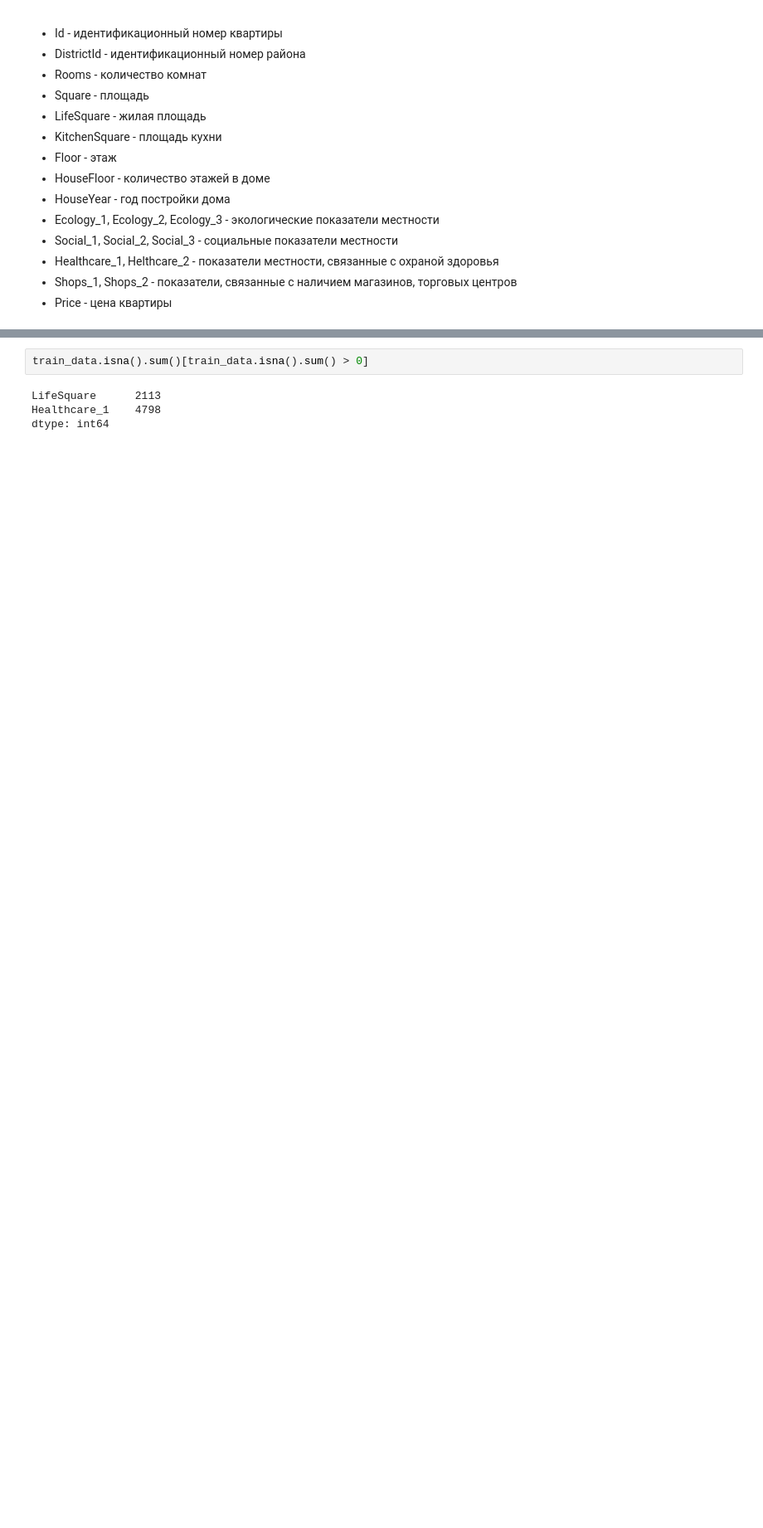
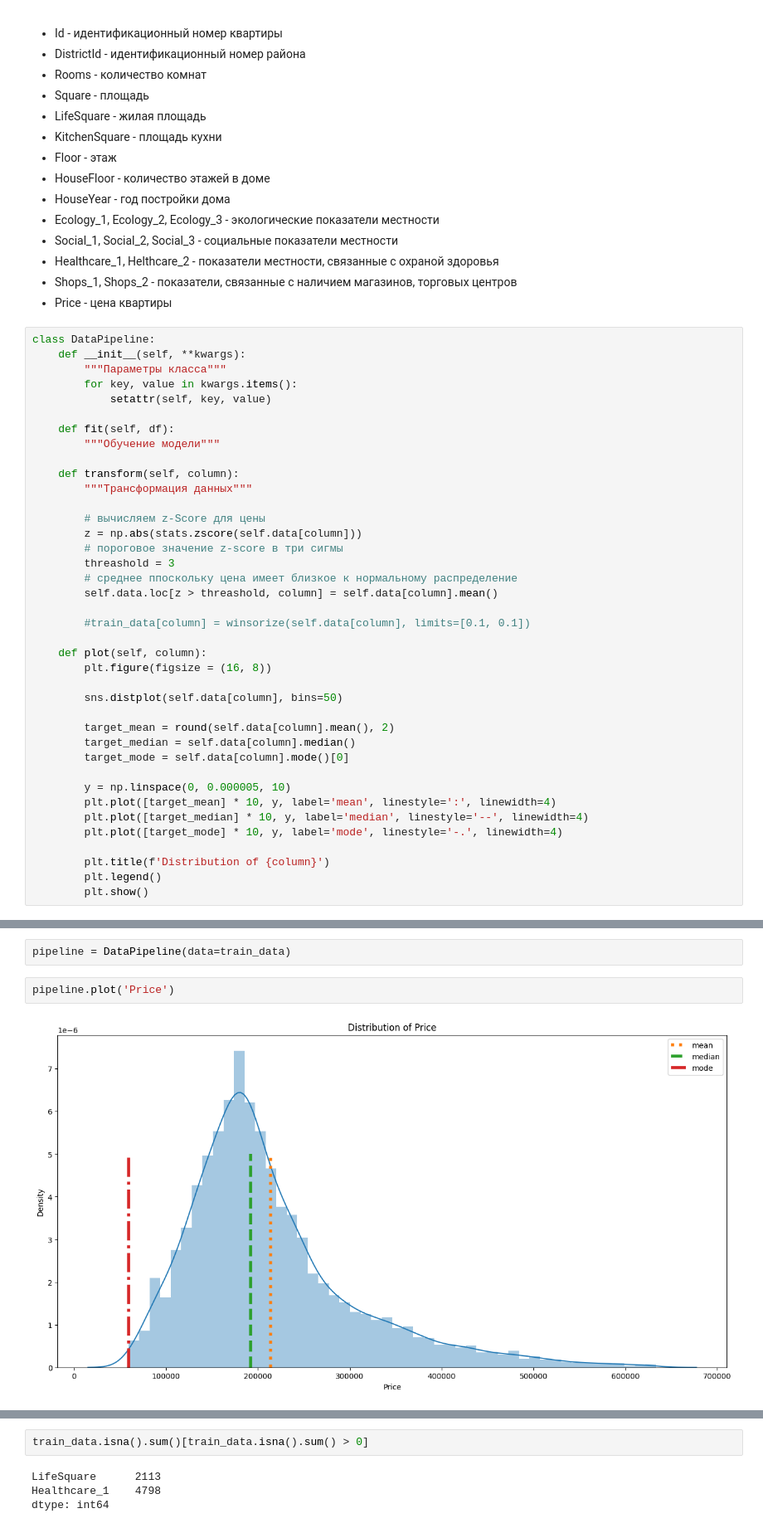
Before and after one commit to BlackStoneShadow/Python, a Jupyter notebook: MLearning/DSLibraries/Summary/Task1.ipynb, the cells around one changed output, grey strips where cells are left out. Shown: that part at 83% size. Saved outputs shown, nothing was run; the diff lists cells and outputs as text; blank space fills up the shorter version.

Commit message:
Add Class Pipeline Home Work Machine Learning DScience Summary

```diff
--- a/MLearning/DSLibraries/Summary/Task1.ipynb
+++ b/MLearning/DSLibraries/Summary/Task1.ipynb
@@ -39,6 +44,45 @@ train_data.sample(10)
 * Healthcare_1, Helthcare_2 - показатели местности, связанные с охраной здоровья
 * Shops_1, Shops_2 - показатели, связанные с наличием магазинов, торговых центров
 * Price - цена квартиры
+# %%
+class DataPipeline:
+    def __init__(self, **kwargs):
+        """Параметры класса"""
+        for key, value in kwargs.items():
+            setattr(self, key, value)
+
+    def fit(self, df):
+        """Обучение модели"""
+
+    def transform(self, column):
+        """Трансформация данных"""
+
+        # вычисляем z-Score для цены
+        z = np.abs(stats.zscore(self.data[column]))
+        # пороговое значение z-score в три сигмы
+        threashold = 3
+        # среднее ппоскольку цена имеет близкое к нормальному распределение
+        self.data.loc[z > threashold, column] = self.data[column].mean()
+
+        #train_data[column] = winsorize(self.data[column], limits=[0.1, 0.1])
+
+    def plot(self, column):
+        plt.figure(figsize = (16, 8))
+
+        sns.distplot(self.data[column], bins=50)
+
+        target_mean = round(self.data[column].mean(), 2)
+        target_median = self.data[column].median()
+        target_mode = self.data[column].mode()[0]
+
+        y = np.linspace(0, 0.000005, 10)
+        plt.plot([target_mean] * 10, y, label='mean', linestyle=':', linewidth=4)
+        plt.plot([target_median] * 10, y, label='median', linestyle='--', linewidth=4)
+        plt.plot([target_mode] * 10, y, label='mode', linestyle='-.', linewidth=4)
+
+        plt.title(f'Distribution of {column}')
+        plt.legend()
+        plt.show()
 # %%
 train_data.info()
 # %% [output]
@@ -63,0 +106,6 @@ train_data.DistrictId = train_data.DistrictId.astype("category")
+# %%
+pipeline = DataPipeline(data=train_data)
+# %%
+pipeline.plot('Price')
+# %% [output]
+[figure, added]
```
Also changed, not shown: parts of 9 cells of this notebook.
